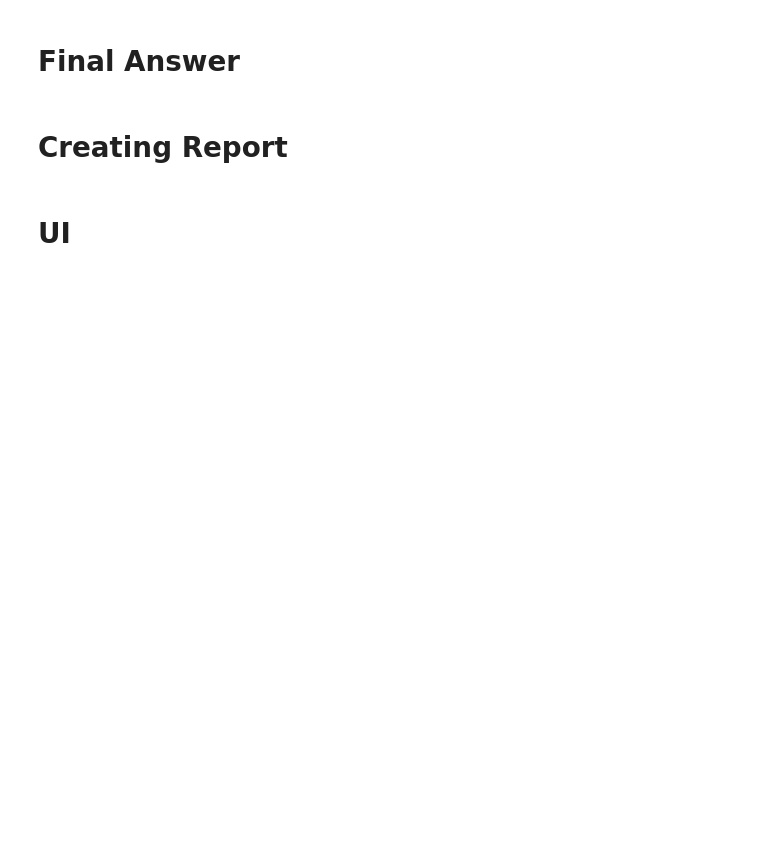
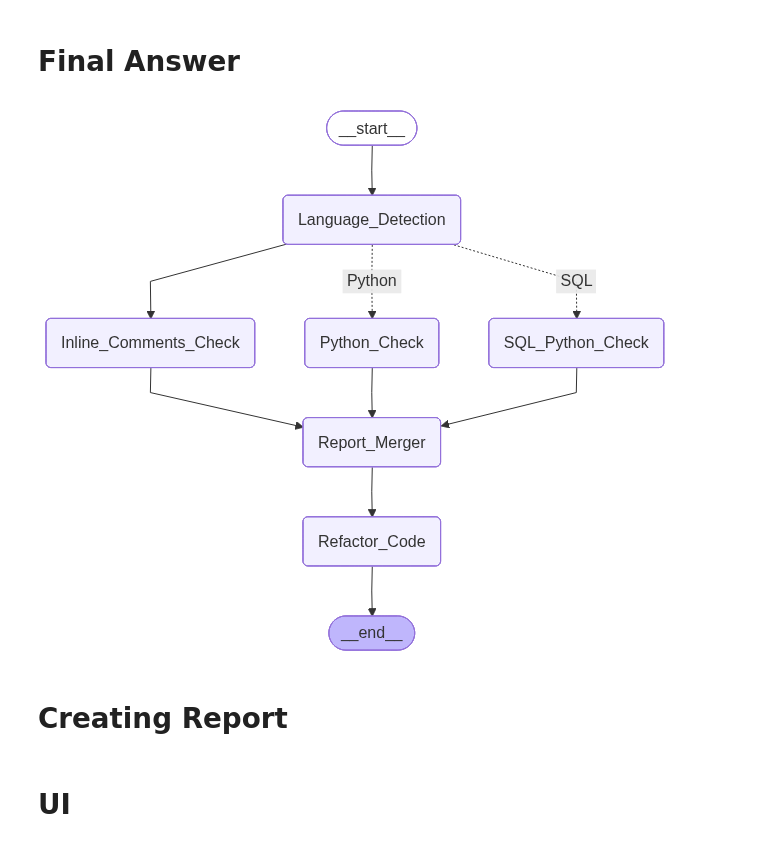
Before and after one commit to iamsubha16/Code-Review-Agent, a Jupyter notebook: Gradio_AICodeReviewer.ipynb, the cells around one changed output. Cells and saved outputs as stored; diff of their text form; code cells hidden in the pictures; blank space fills up the shorter version.

```diff
--- a/Gradio_AICodeReviewer.ipynb
+++ b/Gradio_AICodeReviewer.ipynb
@@ -201,7 +206,10 @@ from ReviewAgents.Security import run_security_compliance_agent
 # %%
-# from IPython.display import Image, display
-# graph = create_code_quality_graph()
-# display(Image(graph.get_graph().draw_mermaid_png()))
+# Code Style and Consistency Agent is defined via LangGraph workflow
+from IPython.display import Image, display
+graph = create_code_quality_graph()
+display(Image(graph.get_graph().draw_mermaid_png()))
+# %% [output]
+[figure, added]
 # %%
 def load_code_from_file(file_path):
     with open(file_path, 'r', encoding='utf-8') as f:
```
Also changed, not shown: parts of 7 cells of this notebook, 3 other files.
